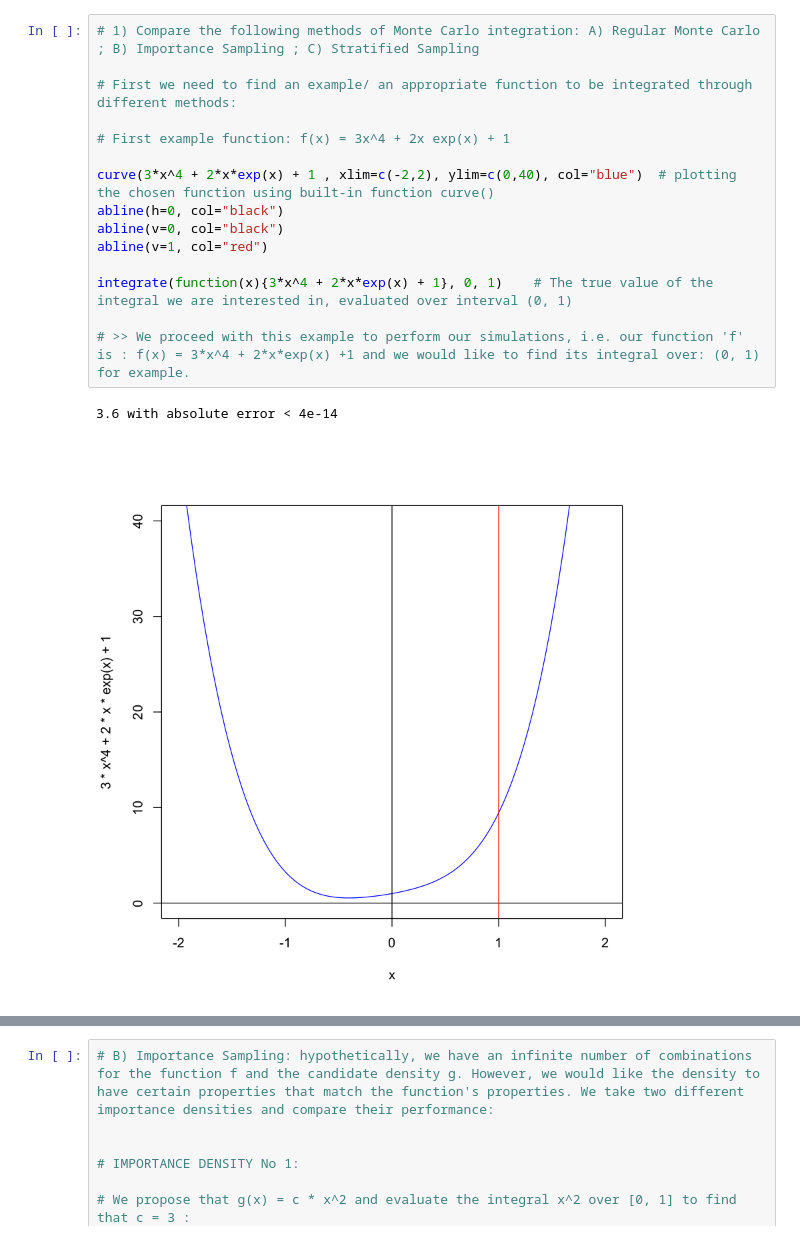
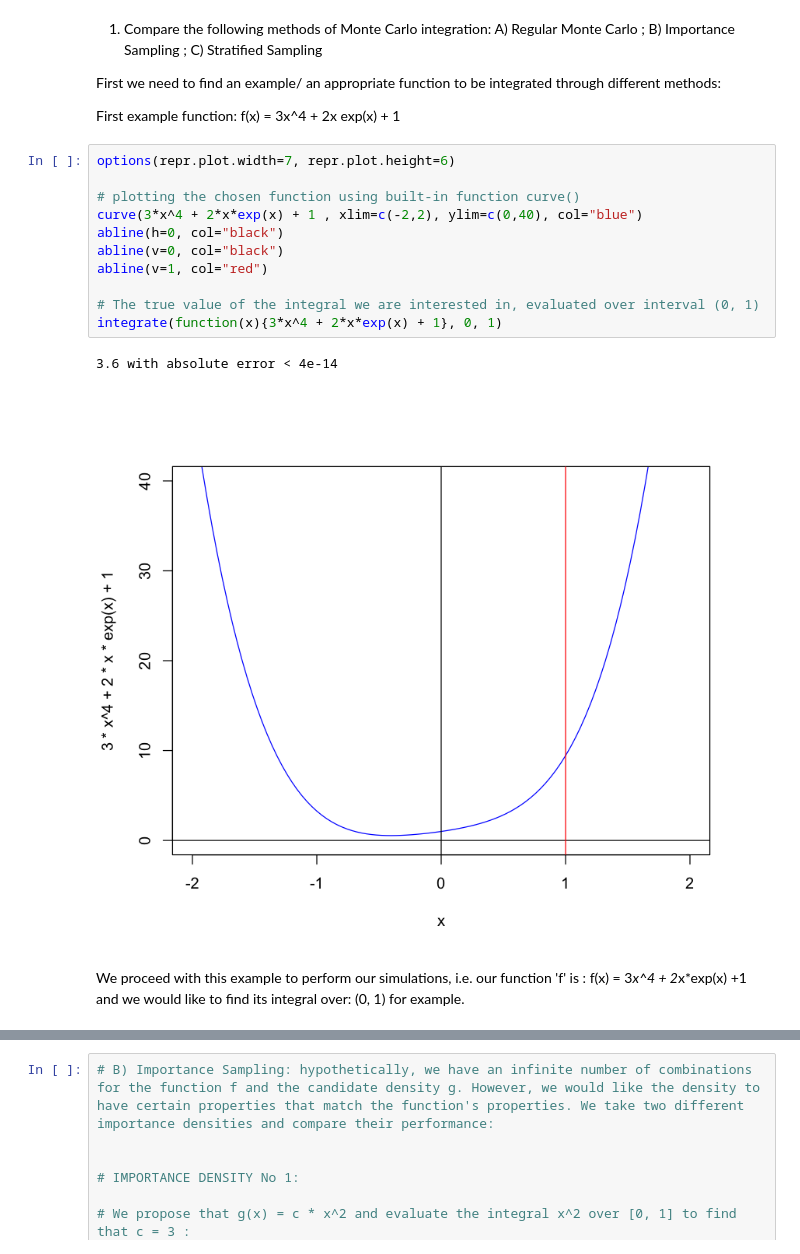
Before and after one commit to arminv/Monte-Carlo-Studies, a Jupyter notebook: Part1_Notebook.ipynb, the cells around one changed output, grey strips where cells are left out. Drawn from its saved outputs; the diff is of its cells as text.

```diff
--- a/Part1_Notebook.ipynb
+++ b/Part1_Notebook.ipynb
@@ -1,21 +1,25 @@
+# %% [markdown]
+1) Compare the following methods of Monte Carlo integration: A) Regular Monte Carlo ; B) Importance Sampling ; C) Stratified Sampling
+
+First we need to find an example/ an appropriate function to be integrated through different methods:
+
+First example function: f(x) = 3x^4 + 2x exp(x) + 1
 # %%
-# 1) Compare the following methods of Monte Carlo integration: A) Regular Monte Carlo ; B) Importance Sampling ; C) Stratified Sampling
+options(repr.plot.width=7, repr.plot.height=6)
 
-# First we need to find an example/ an appropriate function to be integrated through different methods:
-
-# First example function: f(x) = 3x^4 + 2x exp(x) + 1
-
-curve(3*x^4 + 2*x*exp(x) + 1 , xlim=c(-2,2), ylim=c(0,40), col="blue")	# plotting the chosen function using built-in function curve()
+# plotting the chosen function using built-in function curve()
+curve(3*x^4 + 2*x*exp(x) + 1 , xlim=c(-2,2), ylim=c(0,40), col="blue")
 abline(h=0, col="black")
 abline(v=0, col="black")
 abline(v=1, col="red")
 
-integrate(function(x){3*x^4 + 2*x*exp(x) + 1}, 0, 1)	# The true value of the integral we are interested in, evaluated over interval (0, 1)
-
-# >> We proceed with this example to perform our simulations, i.e. our function 'f' is : f(x) = 3*x^4 + 2*x*exp(x) +1 and we would like to find its integral over: (0, 1) for example.
+# The true value of the integral we are interested in, evaluated over interval (0, 1)
+integrate(function(x){3*x^4 + 2*x*exp(x) + 1}, 0, 1)
 # %% [output]
 3.6 with absolute error < 4e-14
-[figure, old version]
+[figure, new version]
+# %% [markdown]
+We proceed with this example to perform our simulations, i.e. our function 'f' is : f(x) = 3*x^4 + 2*x*exp(x) +1 and we would like to find its integral over: (0, 1) for example.
 # %%
 # A) Regular (Basic) Monte Carlo:
 
```
Also changed, not shown: parts of 1 cell of this notebook, 3 other files.
